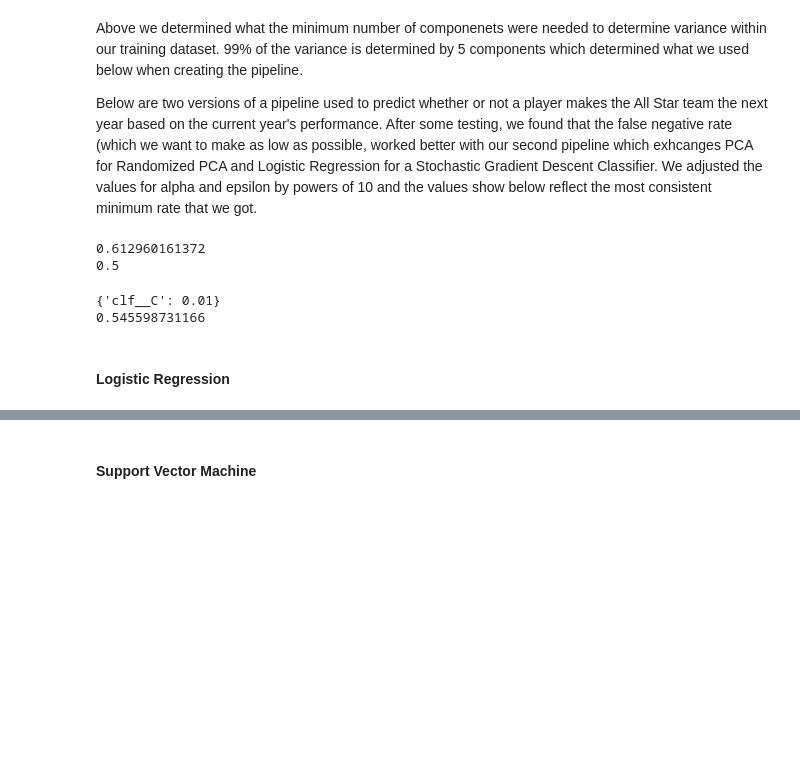
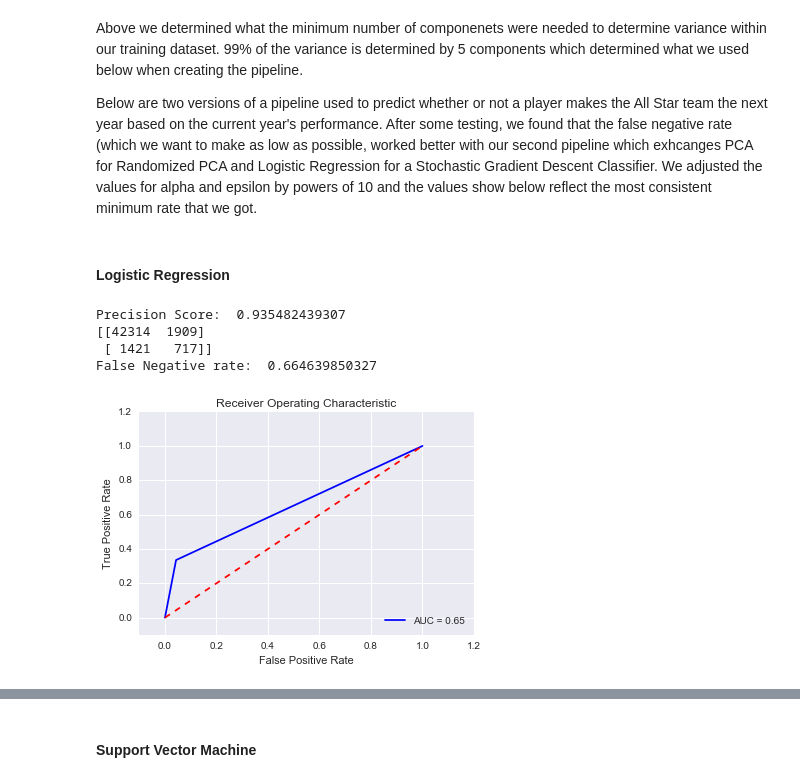
Before and after one commit to quincyschurr/machineLearning, a Jupyter notebook: Lab2/Lab2.ipynb, the cells around one changed output, grey strips where cells are left out. Cells and saved outputs as stored; diff of their text form; code cells hidden in the pictures; blank space fills up the shorter version.

```diff
--- a/Lab2/Lab2.ipynb
+++ b/Lab2/Lab2.ipynb
@@ -141,7 +140,7 @@ def createTrainingData(start_year=1933, end_year=1949):
 
     return master_train, y
 # %%
-def createTestData(start_year=1950, end_year=2016):
+def createTestData(start_year, end_year):
     allstar_in_range = allstar.where((start_year + 1 <= allstar['yearID']) & (allstar['yearID'] <= end_year + 1)).dropna()
     allstar_in_range['yearID'] = allstar_in_range['yearID'] - 1
 
@@ -215,5 +216,5 @@ display(w)
 # %%
-master_train, allstar_in_range = createTrainingData()
-master_test, allstar_predict = createTestData()
+master_train, allstar_in_range = createTrainingData(1933, w.result)
+master_test, allstar_predict = createTestData((w.result+1), 2016)
 # %% [output]
 A column-vector y was passed when a 1d array was expected. Please change the shape of y to (n_samples, ), for example using ravel().
@@ -265,37 +264,41 @@ plot_explained_variance(pca)
 Above we determined what the minimum number of componenets were needed to determine variance within our training dataset. 99% of the variance is determined by 5 components which determined what we used below when creating the pipeline.
 
 Below are two versions of a pipeline used to predict whether or not a player makes the All Star team the next year based on the current year's performance. After some testing, we found that the false negative rate (which we want to make as low as possible, worked better with our second pipeline which exhcanges PCA for Randomized PCA and Logistic Regression for a Stochastic Gradient Descent Classifier. We adjusted the values for alpha and epsilon by powers of 10 and the values show below reflect the most consistent minimum rate that we got.
-# %%
-#I think there are a max of 187 columns or something, so I made n_components larger
-pipe = Pipeline([('scl', StandardScaler()),
-                ('pca', PCA(n_components = 10, svd_solver='auto')),
-                ('clf', LogisticRegression(random_state=1, penalty='l2'))])
-
-pipe2 = Pipeline([('scl', StandardScaler()),
-                ('pca', PCA(n_components = 10, svd_solver='randomized')),
-                ('clf', SGDClassifier(alpha=0.0005, n_jobs = 1, random_state=1, epsilon=0.01, loss='hinge',
-                                     penalty='none', n_iter=5))])
-
-pipe.fit(master_train, allstar_in_range)
-pipe2.fit(master_train, allstar_in_range)
-
-cm = confusion_matrix(pipe.predict(master_test), allstar_predict, labels=None, sample_weight=None) # to determine scoring accuracy based on false negatives
-print(falseNegative(cm))
-cm = confusion_matrix(pipe2.predict(master_test), allstar_predict, labels=None, sample_weight=None) # to determine scoring accuracy based on false negatives
-print(falseNegative(cm))
-# %% [output]
-0.612960161372
-0.5
-# %%
-#maybe add a grid search CV?
-params = dict(clf__C=[0.01, 0.1, 5, 10, 50, 100])
-grid_search = GridSearchCV(pipe, param_grid=params)
-grid_search.fit(master_train, allstar_in_range)
-print(grid_search.best_params_)
-cm = confusion_matrix(grid_search.predict(master_test), allstar_predict, labels=None, sample_weight=None)
-print(falseNegative(cm))
-# %% [output]
-{'clf__C': 0.01}
-0.545598731166
+# %%
+###ROC Curve function definition
+def roc_plot(fpr, tpr, roc_auc):
+    plt.title('Receiver Operating Characteristic')
+    plt.plot(fpr, tpr, 'b',
+    label='AUC = %0.2f'% roc_auc)
+    plt.legend(loc='lower right')
+    plt.plot([0,1],[0,1],'r--')
+    plt.xlim([-0.1,1.2])
+    plt.ylim([-0.1,1.2])
+    plt.ylabel('True Positive Rate')
+    plt.xlabel('False Positive Rate')
+    plt.show()
 # %% [markdown]
 #### Logistic Regression
+# %%
+sgd_pipe = Pipeline([('scl', StandardScaler()),
+                ('pca', PCA(n_components = 10, svd_solver='randomized')),
+                ('clf', SGDClassifier(alpha=0.0005, n_jobs = 1, random_state=1, epsilon=0.01, loss='hinge',
+                                     penalty='none', n_iter=5))])
+
+sgd_pipe.fit(master_train, allstar_in_range)
+
+cm = confusion_matrix(sgd_pipe.predict(master_test), allstar_predict, labels=None, sample_weight=None)
+ps = precision_score(sgd_pipe.predict(master_test), allstar_predict, average='weighted')
+fpr, tpr, thresholds = roc_curve(sgd_pipe.predict(master_test), allstar_predict)
+roc_auc = auc(fpr, tpr)
+
+print('Precision Score: ', ps)
+print(cm)
+print('False Negative rate: ',falseNegative(cm))
+roc_plot(fpr, tpr, roc_auc)
+# %% [output]
+Precision Score:  0.935482439307
+[[42314  1909]
+ [ 1421   717]]
+False Negative rate:  0.664639850327
+[figure, added]
```
Also changed, not shown: parts of 16 cells of this notebook.
